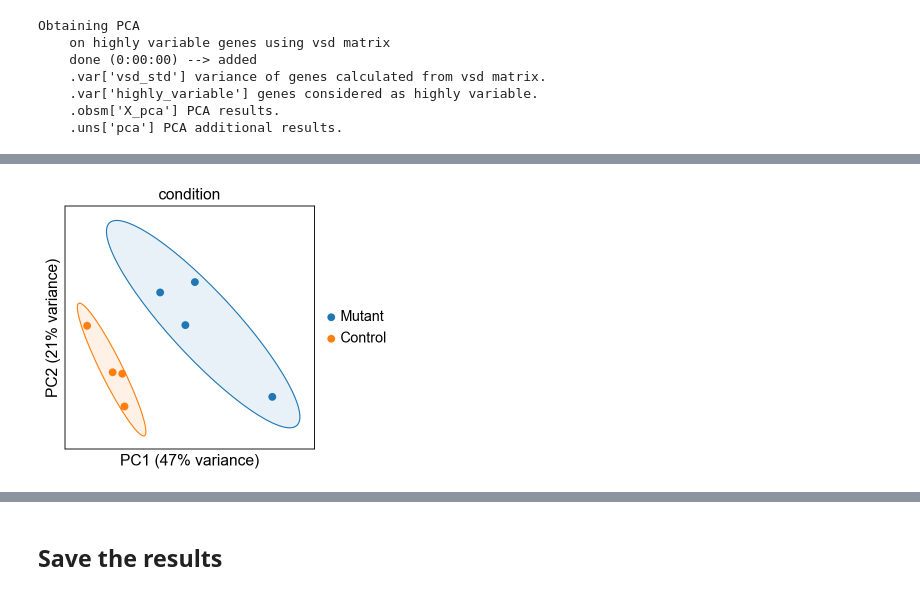
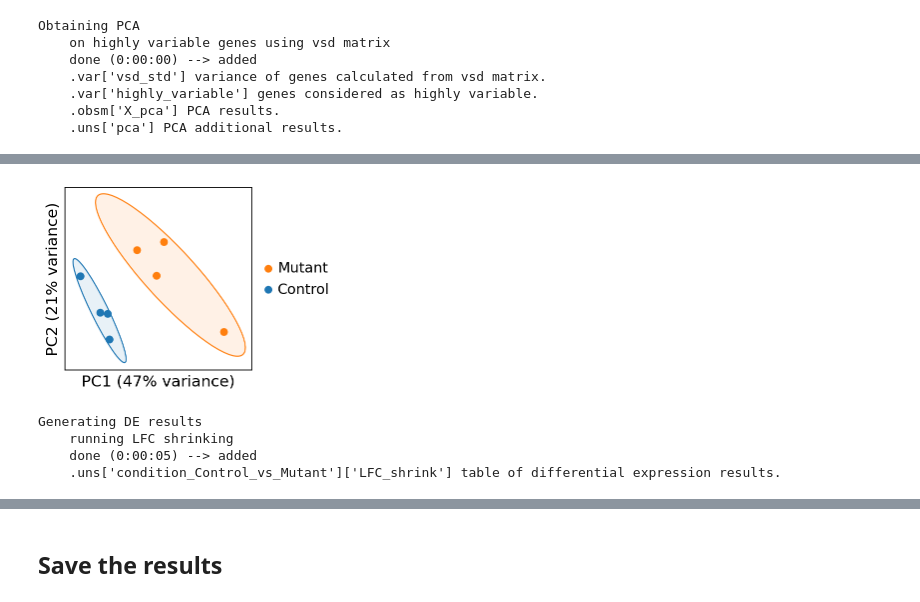
Before and after one commit to LouisFaure/upperlip_paper, a Jupyter notebook: bulk/01.Bulk-Analysis.ipynb, the cells around one changed output, grey strips where cells are left out. Drawn from its saved outputs; the diff is of its cells as text; code cells hidden in the pictures.

Commit message:
updated bulk

```diff
--- a/bulk/01.Bulk-Analysis.ipynb
+++ b/bulk/01.Bulk-Analysis.ipynb
@@ -35,6 +35,8 @@ bt -s GRCm39_vM27_ML -g gencode.vM27.annotation.gtf -n 20
 
 ### Load libraries
 # %%
+import os, sys
+os.environ['R_HOME'] = sys.exec_prefix+"/lib/R/"
 import scanpy as sc
 import numpy as np
 import pandas as pd
@@ -42,9 +44,11 @@ from warnings import simplefilter
 # ignore all future warnings
 simplefilter(action='ignore', category=FutureWarning)
 import matplotlib.pyplot as plt
-plt.rcParams['svg.fonttype'] = 'none'
-plt.rcParams['font.family'] = ['sans-serif']
-plt.rcParams['font.sans-serif'] = ['Arial']
+plt.rcParams["svg.fonttype"] = "none"
+plt.rcParams["font.family"] = ["sans-serif"]
+plt.rcParams["font.sans-serif"] = ["Arial"]
+plt.rcParams["pdf.fonttype"] = 42
+plt.rcParams["savefig.bbox"] = "tight"
 sc.set_figure_params()
 # %% [markdown]
 ### Load and prepare count data
@@ -54,8 +58,6 @@ adata_bulk.obs["exp"]=adata_bulk.obs_names
 adata_bulk.obs["condition"]=[''.join([i for i in s if not i.isdigit()]) for s in adata_bulk.obs_names]
 adata_bulk.obs["condition"]=adata_bulk.obs["condition"].astype("category")
 # %%
-adata_bulk.obs["condition"]=adata_bulk.obs["condition"].cat.reorder_categories(["M","C","CC"])
+adata_bulk.obs["condition"]=adata_bulk.obs["condition"].cat.reorder_categories(["M","CC"])
-# %%
-adata_bulk=adata_bulk[adata_bulk.obs["condition"]!="C"]
 # %%
 adata_bulk.obs.condition=adata_bulk.obs.condition.cat.rename_categories(["Mutant","Control"])
@@ -92,6 +92,8 @@ Obtaining PCA
     .obsm['X_pca'] PCA results.
     .uns['pca'] PCA additional results.
 # %%
-deseq2.pl.pca(adata_bulk,color="condition",
-              show_ellipses=True,ellipse_std=2,save=".pdf")
+fig, ax = plt.subplots(figsize=(3,3))
+deseq2.pl.pca(adata_bulk,color="condition",title="",palette=["tab:orange","tab:blue"],
+              show_ellipses=True,ellipse_std=2,show=False,ax=ax)
+plt.savefig("PCA.svg",dpi=600)
 # %% [output]
@@ -99 +100,8 @@ WARNING: saving figure to file figures/pca.pdf
-[figure, old version]
+[figure, new version]
+# %%
+deseq2.tl.result(adata_bulk,lfc_shrink=True,name="condition_Control_vs_Mutant")
+# %% [output]
+Generating DE results
+    running LFC shrinking
+    done (0:00:05) --> added
+    .uns['condition_Control_vs_Mutant']['LFC_shrink'] table of differential expression results.
```
Also changed, not shown: parts of 11 cells of this notebook, 1 other file.
